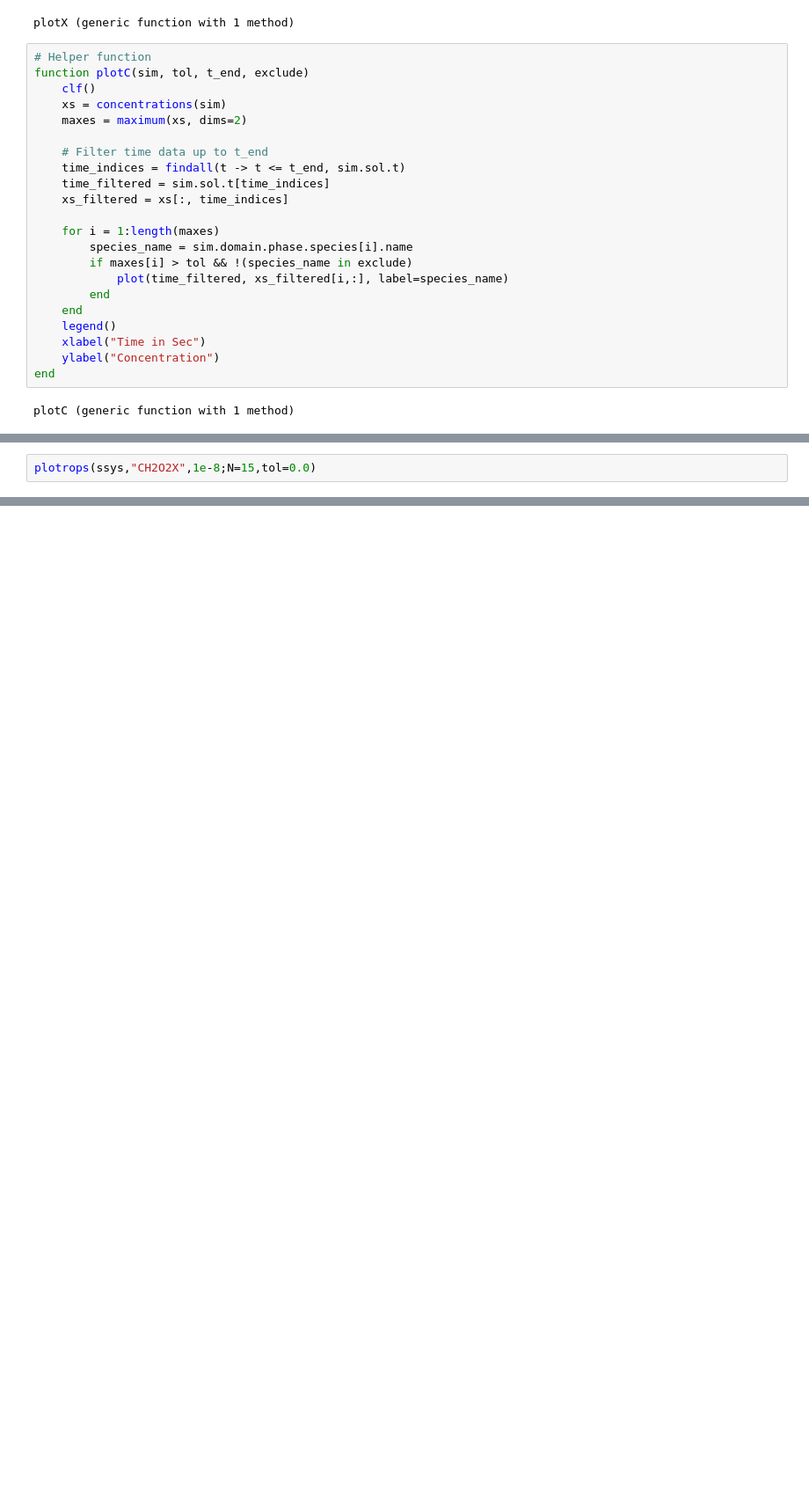
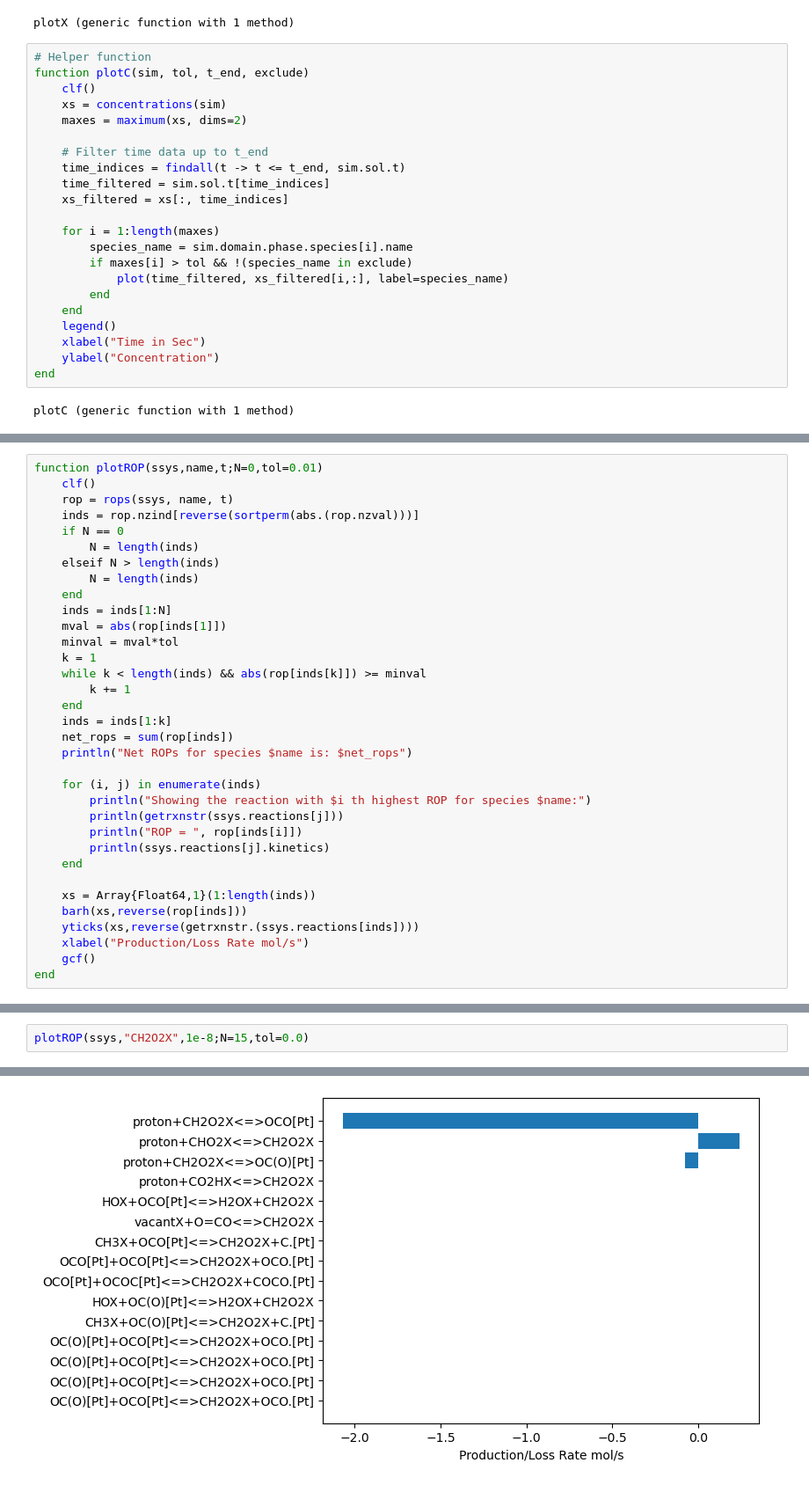
Before and after one commit to rwest/CO2_RR_RMG, a Jupyter notebook: CO2_Reduction_Ag/CO2RR_RMS_Diffusion_Interface_1.ipynb, the cells around one changed output, grey strips where cells are left out. Shown at 88% size. Saved outputs shown, nothing was run; the diff lists cells and outputs as text; blank space fills up the shorter version.

```diff
--- a/CO2_Reduction_Ag/CO2RR_RMS_Diffusion_Interface_1.ipynb
+++ b/CO2_Reduction_Ag/CO2RR_RMS_Diffusion_Interface_1.ipynb
@@ -332,0 +378,34 @@ getfluxdiagram(ssys,1e-8;speciesratetolerance=1e-8)
+# %%
+function plotROP(ssys,name,t;N=0,tol=0.01)
+    clf()
+    rop = rops(ssys, name, t)
+    inds = rop.nzind[reverse(sortperm(abs.(rop.nzval)))]
+    if N == 0
+        N = length(inds)
+    elseif N > length(inds)
+        N = length(inds)
+    end
+    inds = inds[1:N]
+    mval = abs(rop[inds[1]])
+    minval = mval*tol
+    k = 1
+    while k < length(inds) && abs(rop[inds[k]]) >= minval
+        k += 1
+    end
+    inds = inds[1:k]
+    net_rops = sum(rop[inds])
+    println("Net ROPs for species $name is: $net_rops")
+
+    for (i, j) in enumerate(inds)
+        println("Showing the reaction with $i th highest ROP for species $name:")
+        println(getrxnstr(ssys.reactions[j]))
+        println("ROP = ", rop[inds[i]])
+        println(ssys.reactions[j].kinetics)
+    end
+
+    xs = Array{Float64,1}(1:length(inds))
+    barh(xs,reverse(rop[inds]))
+    yticks(xs,reverse(getrxnstr.(ssys.reactions[inds])))
+    xlabel("Production/Loss Rate mol/s")
+    gcf()
+end
@@ -333,2 +443,3 @@ getfluxdiagram(ssys,1e-8;speciesratetolerance=1e-8)
 # %%
-plotrops(ssys,"CH2O2X",1e-8;N=15,tol=0.0)
+plotROP(ssys,"CH2O2X",1e-8;N=15,tol=0.0)
+# %% [output]
@@ -335 +463,2 @@ plotrops(ssys,"CH2O2X",1e-8;N=15,tol=0.0)
+[figure, added]
 # %%
```
Also changed, not shown: parts of 33 cells of this notebook, 3 other files.
